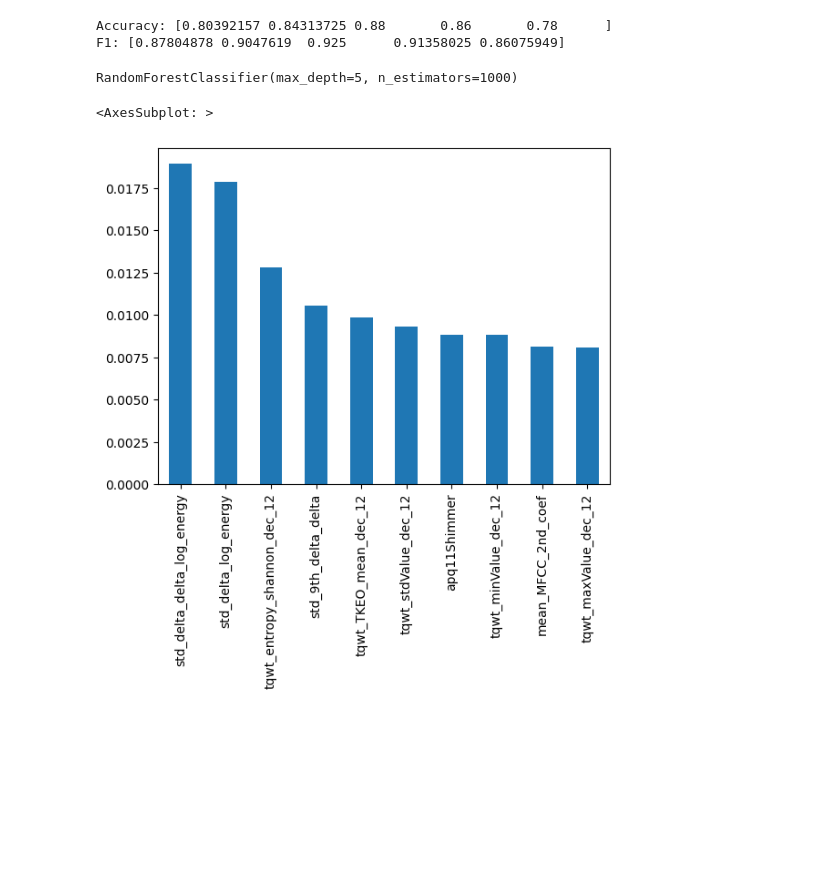
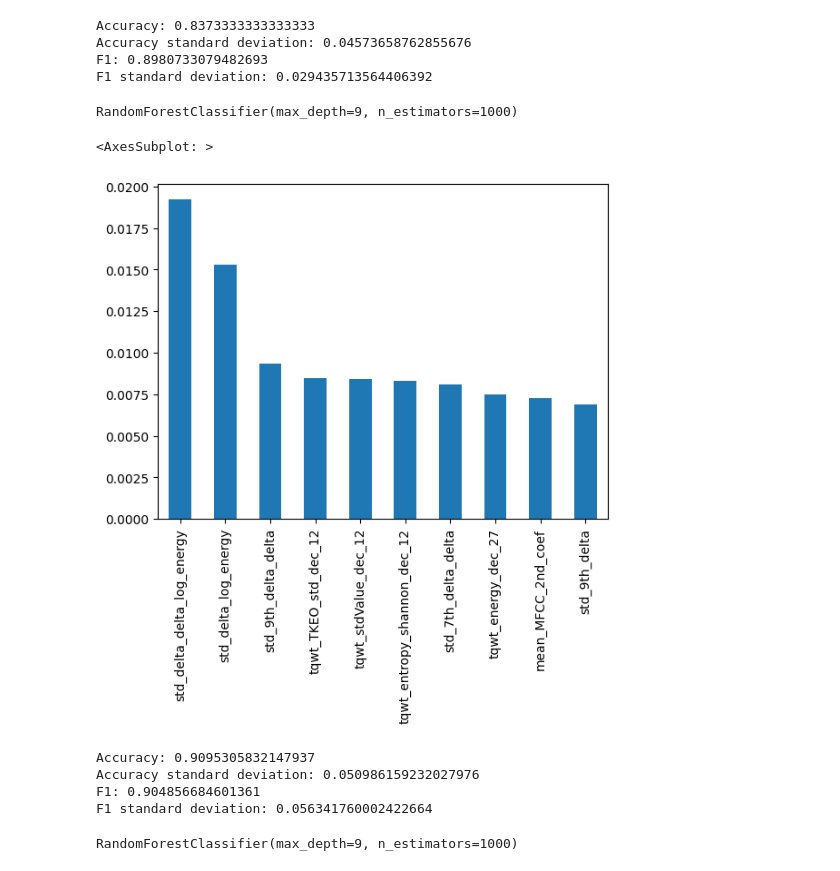
Before and after one commit to konkalaitzidis/HT22_5HI021_The_Degenerates, a Jupyter notebook: pd_speech_features.ipynb, the cells around one changed output. Saved outputs shown, nothing was run; the diff lists cells and outputs as text; code cells hidden in the pictures; blank space fills up the shorter version.

```diff
--- a/pd_speech_features.ipynb
+++ b/pd_speech_features.ipynb
@@ -18 +31,3 @@ from sklearn.metrics import f1_score, accuracy_score
+# %%
+model = RandomForestClassifier(n_estimators=1000, max_depth=9)
 # %%
@@ -22,17 +35,21 @@ results = cross_validate(clf, df, df_y, scoring=["accuracy", "f1"])
 # %%
-print("Accuracy: " + str(results["test_accuracy"]))
-print("F1: " + str(results["test_f1"]))
+print("Accuracy: " + str(results["test_accuracy"].mean()))
+print("Accuracy standard deviation: " + str(np.std(results["test_accuracy"])))
+print("F1: " + str(results["test_f1"].mean()))
+print("F1 standard deviation: " + str(np.std(results["test_f1"])))
 # %% [output]
-Accuracy: [0.80392157 0.84313725 0.88       0.86       0.78      ]
-F1: [0.87804878 0.9047619  0.925      0.91358025 0.86075949]
+Accuracy: 0.8373333333333333
+Accuracy standard deviation: 0.04573658762855676
+F1: 0.8980733079482693
+F1 standard deviation: 0.029435713564406392
-# %%
-clf.fit(df, df_y)
-# %% [output]
-RandomForestClassifier(max_depth=5, n_estimators=1000)
+# %%
+model.fit(df, df_y)
+# %% [output]
+RandomForestClassifier(max_depth=9, n_estimators=1000)
 # %%
-feature_imp = pd.Series(clf.feature_importances_, index=df.columns).sort_values(ascending=False)
+feature_imp = pd.Series(model.feature_importances_, index=df.columns[:len(model.feature_importances_)]).sort_values(ascending=False)
 
 feature_imp.head(n=10).plot.bar()
 # %% [output]
 <AxesSubplot: >
-[figure, old version]
+[figure, new version]
@@ -38,0 +62,16 @@ feature_imp.head(n=10).plot.bar()
+# %%
+print("Accuracy: " + str(results["test_accuracy"].mean()))
+print("Accuracy standard deviation: " + str(np.std(results["test_accuracy"])))
+print("F1: " + str(results["test_f1"].mean()))
+print("F1 standard deviation: " + str(np.std(results["test_f1"])))
+# %% [output]
+Accuracy: 0.9095305832147937
+Accuracy standard deviation: 0.050986159232027976
+F1: 0.904856684601361
+F1 standard deviation: 0.056341760002422664
+# %%
+clf = RandomForestClassifier(n_estimators=1000, max_depth=9)
+
+clf.fit(X_resampled, y_resampled)
+# %% [output]
+RandomForestClassifier(max_depth=9, n_estimators=1000)
```
Also changed, not shown: parts of 10 cells of this notebook.
